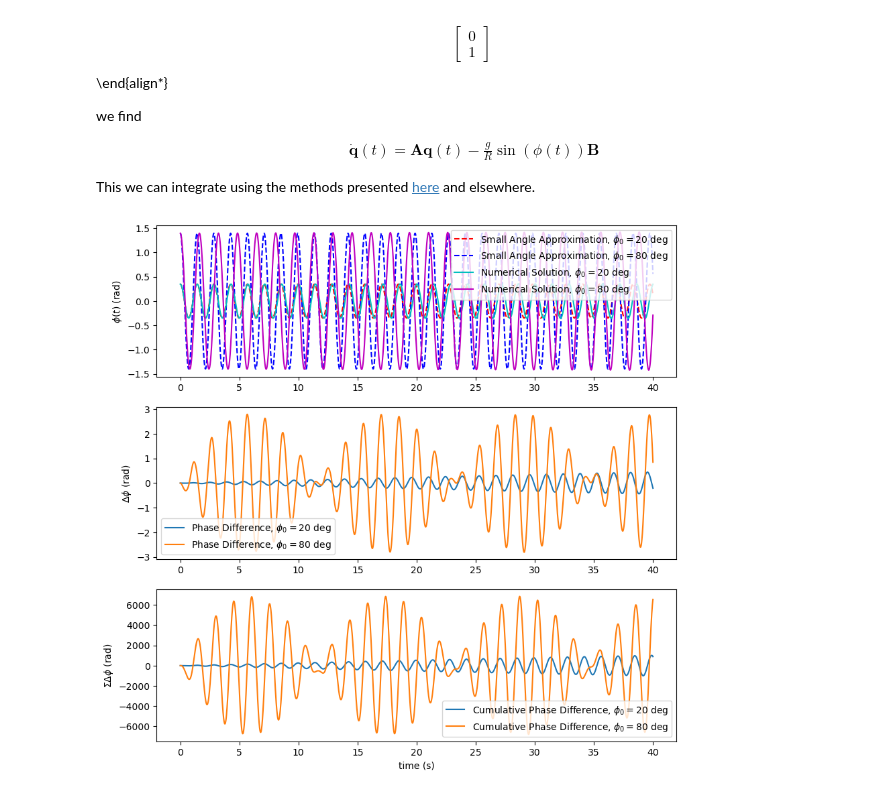
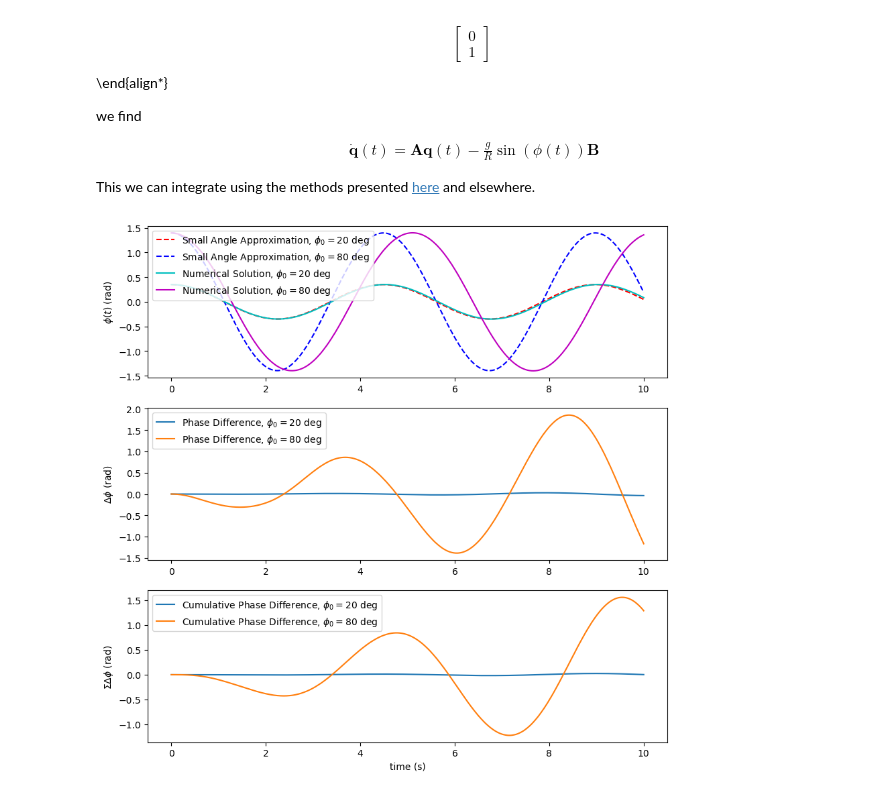
Before and after one commit to lubar1317/lessons-from-lu, a Jupyter notebook: mechanics-simulations/oscillations/skateboard-semicircular-ramp.ipynb, the cells around one changed output. Cells and saved outputs as stored; diff of their text form; code cells hidden in the pictures.

```diff
--- a/mechanics-simulations/oscillations/skateboard-semicircular-ramp.ipynb
+++ b/mechanics-simulations/oscillations/skateboard-semicircular-ramp.ipynb
@@ -114,8 +114,8 @@ def gammaRamp(p, x, y):
 phi0 = 20*np.pi/180 #initial angle, phi
 phiDot0 = 0 #initial velocity
 g = 9.8 #m/s2, gravity
-R = 0.5 #m, radius of pipe
-h = 0.0001 #time step
+R = 5 #m, radius of pipe
+h = 0.001 #time step
 omega = np.sqrt(g/R)
 
 #initial state vector
@@ -123,7 +123,7 @@ q0 = np.array([
     phi0, phiDot0
 ])
 
-t = np.arange(0, 40 + h, step=h)
+t = np.arange(0, 10 + h, step=h)
 
 #small angle approximation
 phiExact20 = 20*(np.pi/180)*np.cos(omega*t)
@@ -142,40 +142,40 @@ q80 = rk4(A, B, np.array([80*np.pi/180, 0]), gammaRamp, t, h, [omega])
 
 #determine the phase difference and cumulative phase difference
 delta20 = phiExact20 - q20[0, :]
-cumDelta20 = np.cumsum(delta20)
+cumDelta20 = sc.integrate.cumulative_trapezoid(delta20, t)
 
 delta80 = phiExact80 - q80[0, :]
-cumDelta80 = np.cumsum(delta80)
+cumDelta80 = sc.integrate.cumulative_trapezoid(delta80, t)
 
 
 fig, ax = plt.subplots(3,1, figsize=(10, 10))
 ax[0].plot(t, phiExact20, label='Small Angle Approximation, $\\phi_0 = 20$ deg', c='r', ls='--')
 ax[0].plot(t, phiExact80, label='Small Angle Approximation, $\\phi_0 = 80$ deg', c='b', ls='--')
 ax[0].plot(t, q20[0,:], label='Numerical Solution, $\\phi_0 = 20$ deg', c='c')
 ax[0].plot(t, q80[0,:], label='Numerical Solution, $\\phi_0 = 80$ deg', c='m')
 
 
 ax[0].set_ylabel('$\\phi(t)$ (rad)')
 #ax[0].set_xlabel('time (s)')
 
 ax[1].plot(t, delta20, label='Phase Difference, $\\phi_0 = 20$ deg')
 ax[1].plot(t, delta80, label='Phase Difference, $\\phi_0 = 80$ deg')
 
 ax[1].set_ylabel('$\\Delta \\phi$ (rad)')
 
 #ax[1].set_xlabel('time (s)')
 
 
-ax[2].plot(t, cumDelta20, label='Cumulative Phase Difference, $\\phi_0 = 20$ deg')
-ax[2].plot(t, cumDelta80, label='Cumulative Phase Difference, $\\phi_0 = 80$ deg')
+ax[2].plot(t[1:], cumDelta20, label='Cumulative Phase Difference, $\\phi_0 = 20$ deg')
+ax[2].plot(t[1:], cumDelta80, label='Cumulative Phase Difference, $\\phi_0 = 80$ deg')
 
 ax[2].set_ylabel('$\\Sigma \\Delta \\phi$ (rad)')
 ax[2].set_xlabel('time (s)')
 
 for a in ax:
     a.legend()
 
 plt.show()
 fig.tight_layout()
 # %% [output]
-[figure, old version]
+[figure, new version]
```
Also changed, not shown: parts of 2 cells of this notebook, 1 other file.
